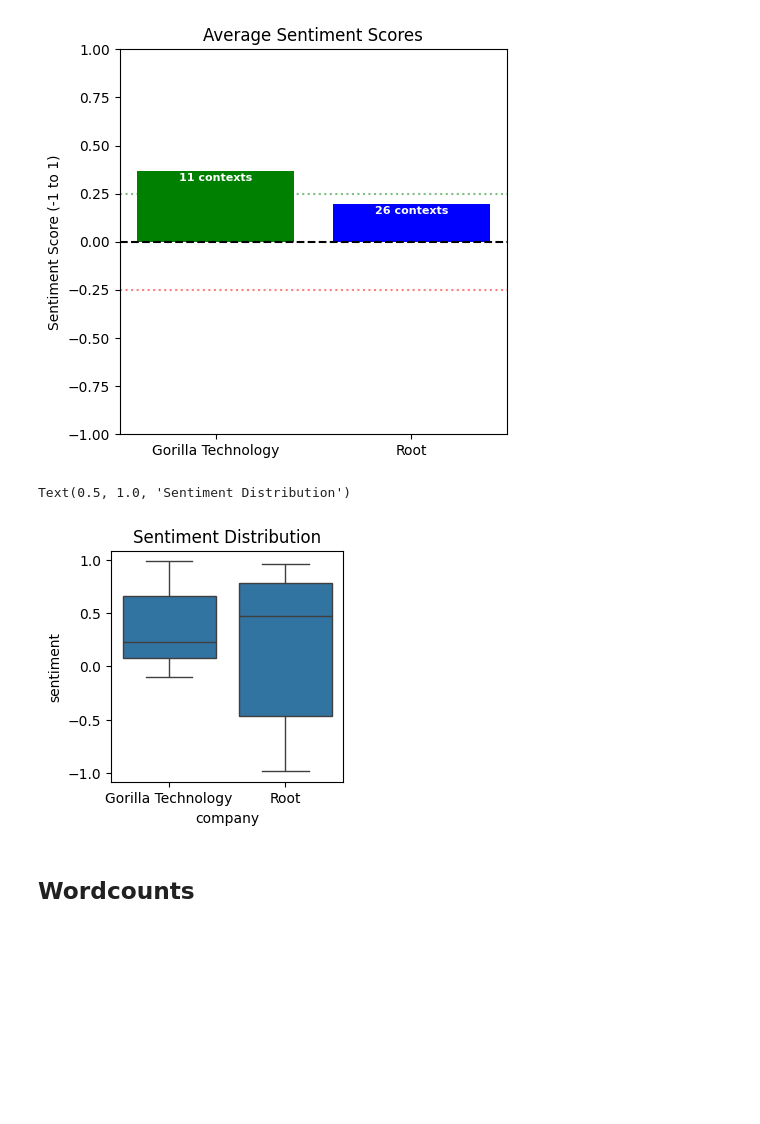
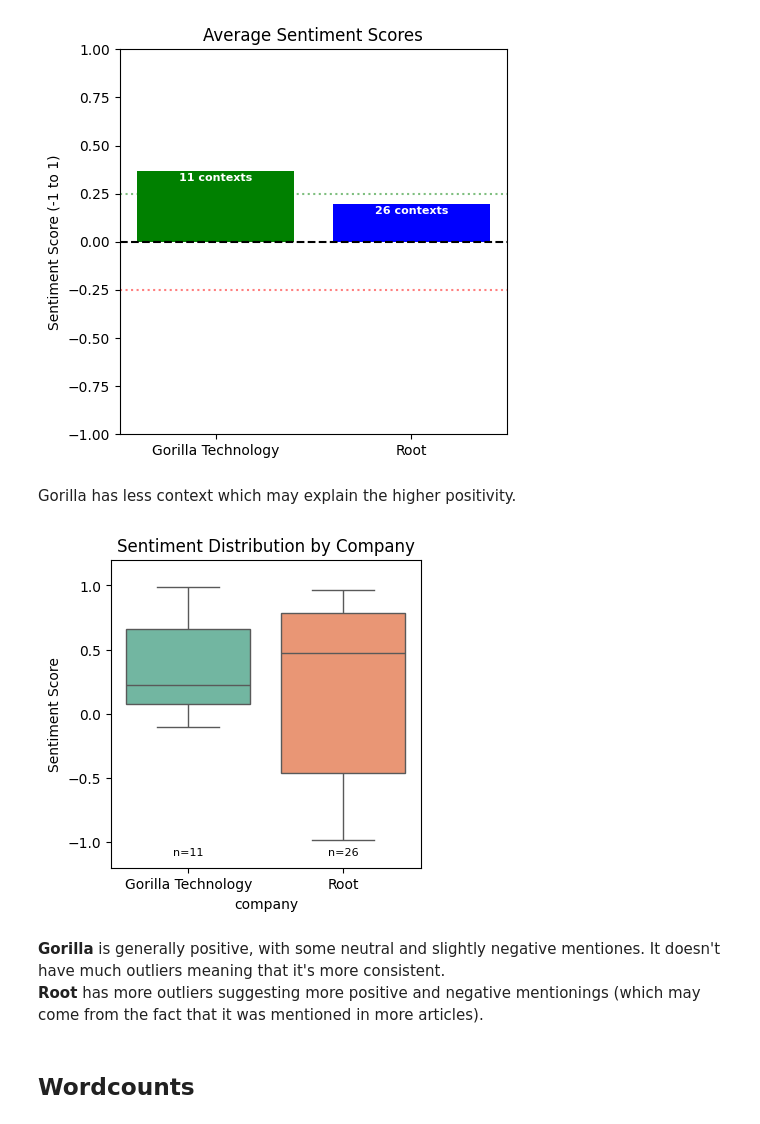
Before and after one commit to TheKusz/Python_DSM020-2024-OCT, a Jupyter notebook: Final Coursework/final coursework.ipynb, the cells around one changed output. Saved outputs shown, nothing was run; the diff lists cells and outputs as text; code cells hidden in the pictures; blank space fills up the shorter version.

Commit message:
word count, fixes

```diff
--- a/Final Coursework/final coursework.ipynb
+++ b/Final Coursework/final coursework.ipynb
@@ -243,6 +243,11 @@ class StockDataHandler():
         "https://finance.yahoo.com/news/gorilla-sets-record-straight-baseless-201300250.html",
         "https://seekingalpha.com/news/4418114-gorilla-technology-group-sinks-after-bear-cave-cautious-report",
         "https://stockstotrade.com/news/organogenesis-holdings-inc-orgo-news-2025_02_28/",
+
+        # Sectors
+        "https://www.mckinsey.com/industries/life-sciences/our-insights/the-rise-of-health-technology",
+        "https://www.aljazeera.com/economy/2024/10/25/bullying-and-harassments-claims-surge-in-uks-financial-sector",
+        "https://www.marketsmojo.com/news/stocks-in-action/lt-technology-services-stock-declines-3-22-underperforming-sector-and-sensex-1103195",
 
         # Blogs
         "https://www.fool.com/investing/",
@@ -379,12 +384,12 @@ class StockDataHandler():
 
         data_df = data_df.fillna("")
 
-        # Sectors are too general, adding the text 'sector' will help with contex
-        if 'sector' in data_df.columns:
-            data_df['sector'] = data_df['sector'].apply(lambda s: s+ " sector")
+        # If sectors are too general, adding the text 'sector' will help with contex
+        # if 'sector' in data_df.columns:
+        #     data_df['sector'] = data_df['sector'].apply(lambda s: s+ " sector")
 
         flattened_df = set(data_df.values.flatten())
-        flattened_df.discard(" sector")
+        # flattened_df.discard(" sector")
         flattened_df.discard("")
 
         # lower for case-insensitivity
@@ -938,6 +943,7 @@ True
 # %%
 import nltk
 from nltk.sentiment import SentimentIntensityAnalyzer
+from wordcloud import WordCloud
 
 class StockContextAnalyzer:
 
@@ -961,17 +967,18 @@ class StockContextAnalyzer:
         df = df.copy()
         df['sentiment'] = df['context'].apply(
             lambda text: self.analyzer.polarity_scores(text)['compound'] if text else 0)
+
         return df
 
     # Word frequency analysis #
 
-    def get_word_frequency(self, df, company_name, top_n=20):
+    def get_words_str(self, df, company_name, top_n=20):
         company_text = ' '.join(
             df[df['company'].str.lower() == company_name.lower()]
             ['context'].tolist()
         )
-        words = company_text.split()
-        return Counter(words).most_common(top_n)
+        return company_text
+        # return Counter(words).most_common(top_n)
 # %%
 # Create analyzer
 analyzer = StockContextAnalyzer()
@@ -1028,13 +1036,27 @@ for index, value in enumerate(sentiment_results['sentiment']):
 plt.show()
 # %% [output]
 [figure]
+# %% [markdown]
+Gorilla has less context which may explain the higher positivity.
 # %%
 import seaborn as sns
-plt.figure(figsize=(3, 3))
-sns.boxplot(x='company', y='sentiment', data=clean_df)
-plt.title('Sentiment Distribution')
+plt.figure(figsize=(4, 4))
+sns.boxplot(x='company', y='sentiment', data=clean_df, hue='company', palette='Set2', legend=False)
+# plt.xticks(rotation=45, ha='right')
+plt.title('Sentiment Distribution by Company')
+plt.ylabel('Sentiment Score')
+plt.ylim(-1.2, 1.2)
+
+# Add context counts
+for i, company in enumerate(clean_df['company'].unique()):
+    count = clean_df[clean_df['company'] == company].shape[0]
+    plt.text(i, -1.1, f"n={count}", ha='center', fontsize=8)
+
+plt.show()
 # %% [output]
-Text(0.5, 1.0, 'Sentiment Distribution')
-[figure, old version]
+[figure, new version]
+# %% [markdown]
+**Gorilla** is generally positive, with some neutral and slightly negative mentiones. It doesn't have much outliers meaning that it's more consistent.
+**Root** has more outliers suggesting more positive and negative mentionings (which may come from the fact that it was mentioned in more articles).
 # %% [markdown]
 ## Wordcounts
```
Also changed, not shown: parts of 12 cells of this notebook, 2 other files.
